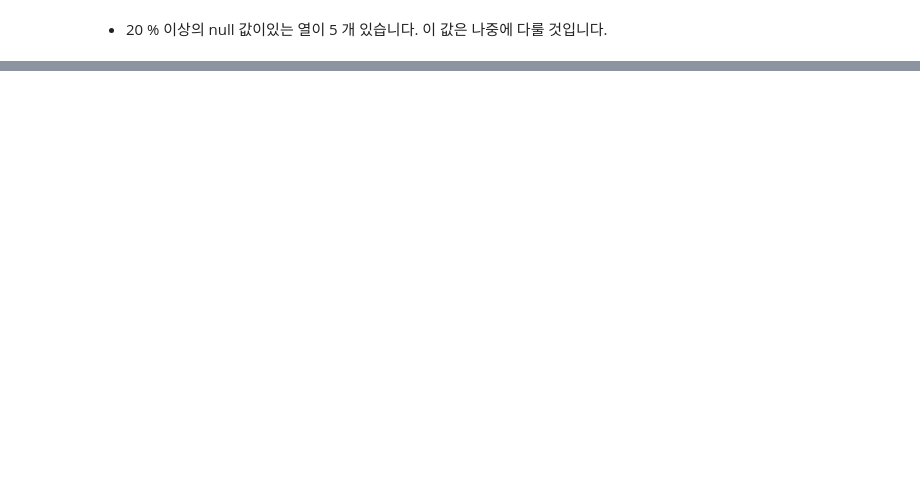
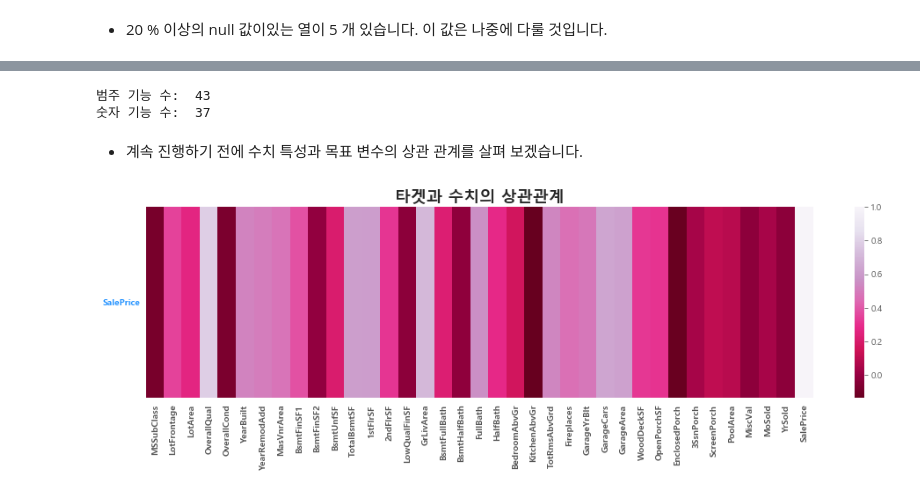
Before and after one commit to baek-junho/-1, a Jupyter notebook: 주택가격예측.ipynb, the cells around one changed output, grey strips where cells are left out. Cells and saved outputs as stored; diff of their text form; code cells hidden in the pictures; blank space fills up the shorter version.

```diff
--- a/주택가격예측.ipynb
+++ b/주택가격예측.ipynb
@@ -234,0 +263,26 @@ msv_1(total, 20, color = sns.color_palette('Reds', 15))
+# %%
+category_var = df.select_dtypes(include = 'object')
+num_var = df.select_dtypes(exclude = 'object')
+
+print("범주 기능 수: ", category_var.shape[1])
+print("숫자 기능 수: ", num_var.shape[1])
+# %% [output]
+범주 기능 수:  43
+숫자 기능 수:  37
+# %% [markdown]
+- 계속 진행하기 전에 수치 특성과 목표 변수의 상관 관계를 살펴 보겠습니다.
+# %%
+num = df.select_dtypes(exclude = 'object')
+corr_num = num.corr()
+
+f, ax = plt.subplots(figsize = (17,4))
+
+sns.heatmap(corr_num.sort_values(by=['SalePrice'], ascending=False).head(1), cmap='PuRd_r')
+
+plt.title("타겟과 수치의 상관관계", weight = 'bold', fontsize= 18)
+plt.xticks(weight='bold')
+plt.yticks(weight='bold', color='dodgerblue', rotation=0)
+
+plt.show()
+# %% [output]
+[figure, added]
```
Also changed, not shown: parts of 85 cells of this notebook.
